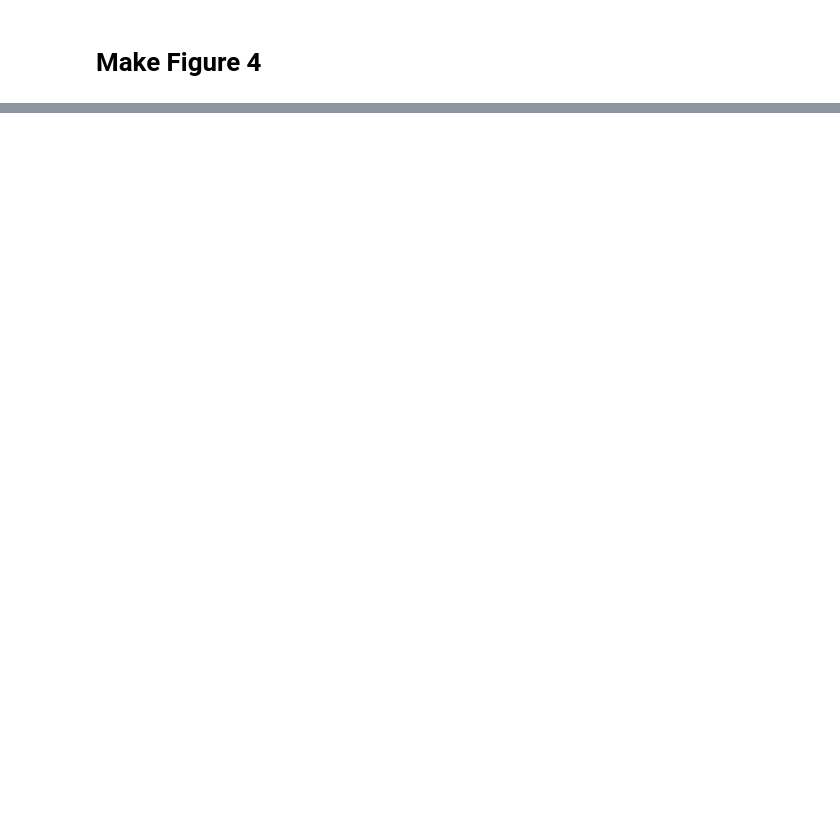
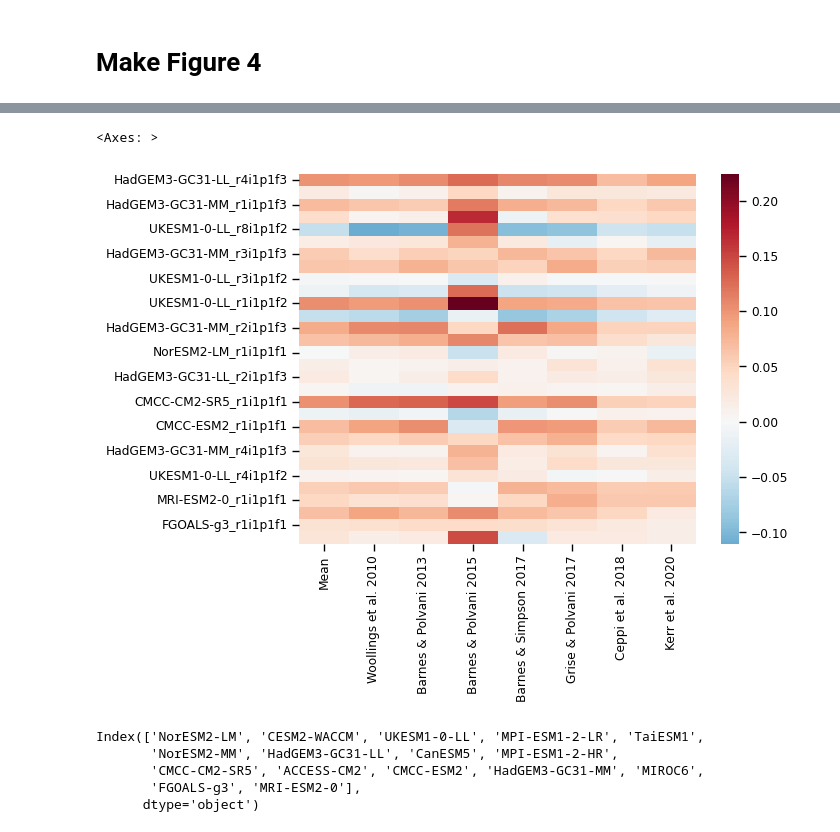
Before and after one commit to Thomasjkeel/uncertainty-in-npac-jet-shift, a Jupyter notebook: Figure_4.ipynb, the cells around one changed output, grey strips where cells are left out. Cells and saved outputs as stored; diff of their text form; code cells hidden in the pictures; blank space fills up the shorter version.

```diff
--- a/Figure_4.ipynb
+++ b/Figure_4.ipynb
@@ -793,0 +941,8 @@ ssp585_djf_jet_lat_trend_df.plot()
+# %%
+djf_hist_and_future_trend_diffs = metric_future_trend_diff[metric_future_trend_diff.columns[-7:]].iloc[4:]
+djf_hist_and_future_trend_diffs_w_mean = pd.concat([djf_hist_and_future_trend_diffs.mean(axis=1), djf_hist_and_future_trend_diffs], axis=1)
+djf_hist_and_future_trend_diffs_w_mean.columns = ["Mean", "Woollings et al. 2010", "Barnes & Polvani 2013",\
+                                                   "Barnes & Polvani 2015", "Barnes & Simpson 2017", "Grise & Polvani 2017",\
+                                                   "Ceppi et al. 2018", "Kerr et al. 2020"]
+djf_hist_and_future_trend_diffs_w_mean = djf_hist_and_future_trend_diffs_w_mean.dropna()
+djf_hist_and_future_trend_diffs_w_mean
@@ -793,0 +967,5 @@ ssp585_djf_jet_lat_trend_df.plot()
+# %%
+sns.heatmap(djf_hist_and_future_trend_diffs_w_mean, cmap='RdBu_r', center=0)
+# %% [output]
+<Axes: >
+[figure, added]
@@ -793,0 +984,8 @@ ssp585_djf_jet_lat_trend_df.plot()
+# %%
+sorted_index_by_minimum_error_from_reanalysis_mean_ens_mean
+# %% [output]
+Index(['NorESM2-LM', 'CESM2-WACCM', 'UKESM1-0-LL', 'MPI-ESM1-2-LR', 'TaiESM1',
+       'NorESM2-MM', 'HadGEM3-GC31-LL', 'CanESM5', 'MPI-ESM1-2-HR',
+       'CMCC-CM2-SR5', 'ACCESS-CM2', 'CMCC-ESM2', 'HadGEM3-GC31-MM', 'MIROC6',
+       'FGOALS-g3', 'MRI-ESM2-0'],
+      dtype='object')
```
Also changed, not shown: parts of 48 cells of this notebook, 3 other files.
